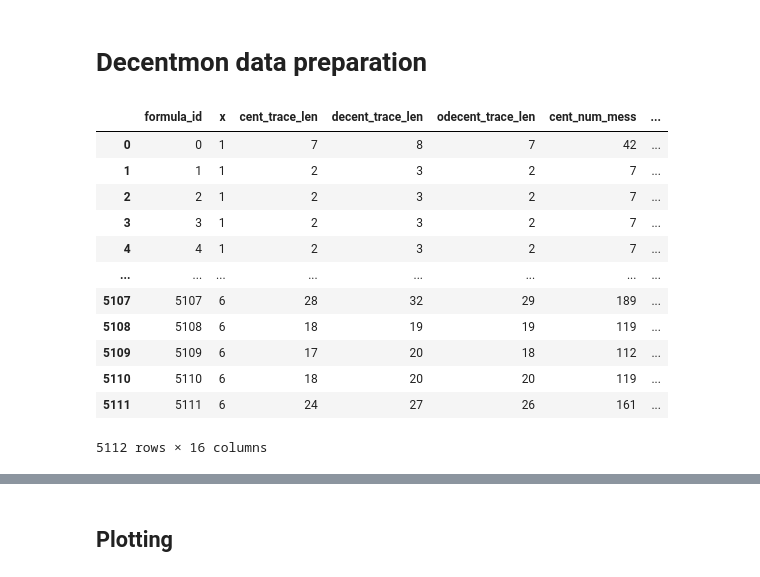
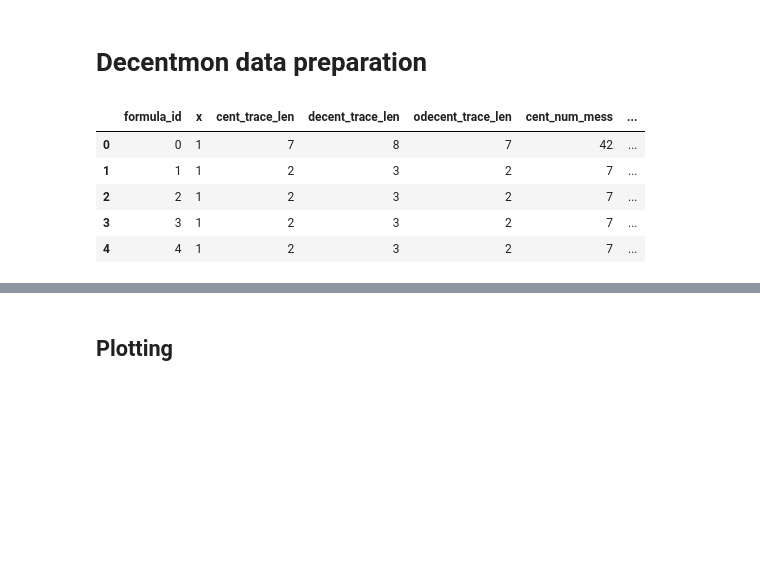
Before and after one commit to ennioVisco/predicting-decentmon, a Jupyter notebook: full_data_7.ipynb, the cells around one changed output, grey strips where cells are left out. Cells and saved outputs as stored; diff of their text form; code cells hidden in the pictures; blank space fills up the shorter version.

```diff
--- a/full_data_7.ipynb
+++ b/full_data_7.ipynb
@@ -12,22 +13,15 @@ SUBDIR = "7"
 # %%
 path = f"{INPUT_DIR}/{SUBDIR}"
 
 f_df = [load_simulation_data(f"{path}/{i}_output.log") for i in range(1, 9)]
-f_df[1]
+f_df[1].head()
 # %% [output]
 |  | formula_id | x | cent_trace_len | decent_trace_len | odecent_trace_len | cent_num_mess | ... |
 | 0 | 0 | 1 | 7 | 8 | 7 | 42 | ... |
 | 1 | 1 | 1 | 2 | 3 | 2 | 7 | ... |
 | 2 | 2 | 1 | 2 | 3 | 2 | 7 | ... |
 | 3 | 3 | 1 | 2 | 3 | 2 | 7 | ... |
 | 4 | 4 | 1 | 2 | 3 | 2 | 7 | ... |
-| ... | ... | ... | ... | ... | ... | ... | ... |
-| 5107 | 5107 | 6 | 28 | 32 | 29 | 189 | ... |
-| 5108 | 5108 | 6 | 18 | 19 | 19 | 119 | ... |
-| 5109 | 5109 | 6 | 17 | 20 | 18 | 112 | ... |
-| 5110 | 5110 | 6 | 18 | 20 | 20 | 119 | ... |
-| 5111 | 5111 | 6 | 24 | 27 | 26 | 161 | ... |
-5112 rows × 16 columns
 # %%
 patterns = range(len(f_df))
 # %%
```
Also changed, not shown: parts of 15 cells of this notebook, 5 other files.
